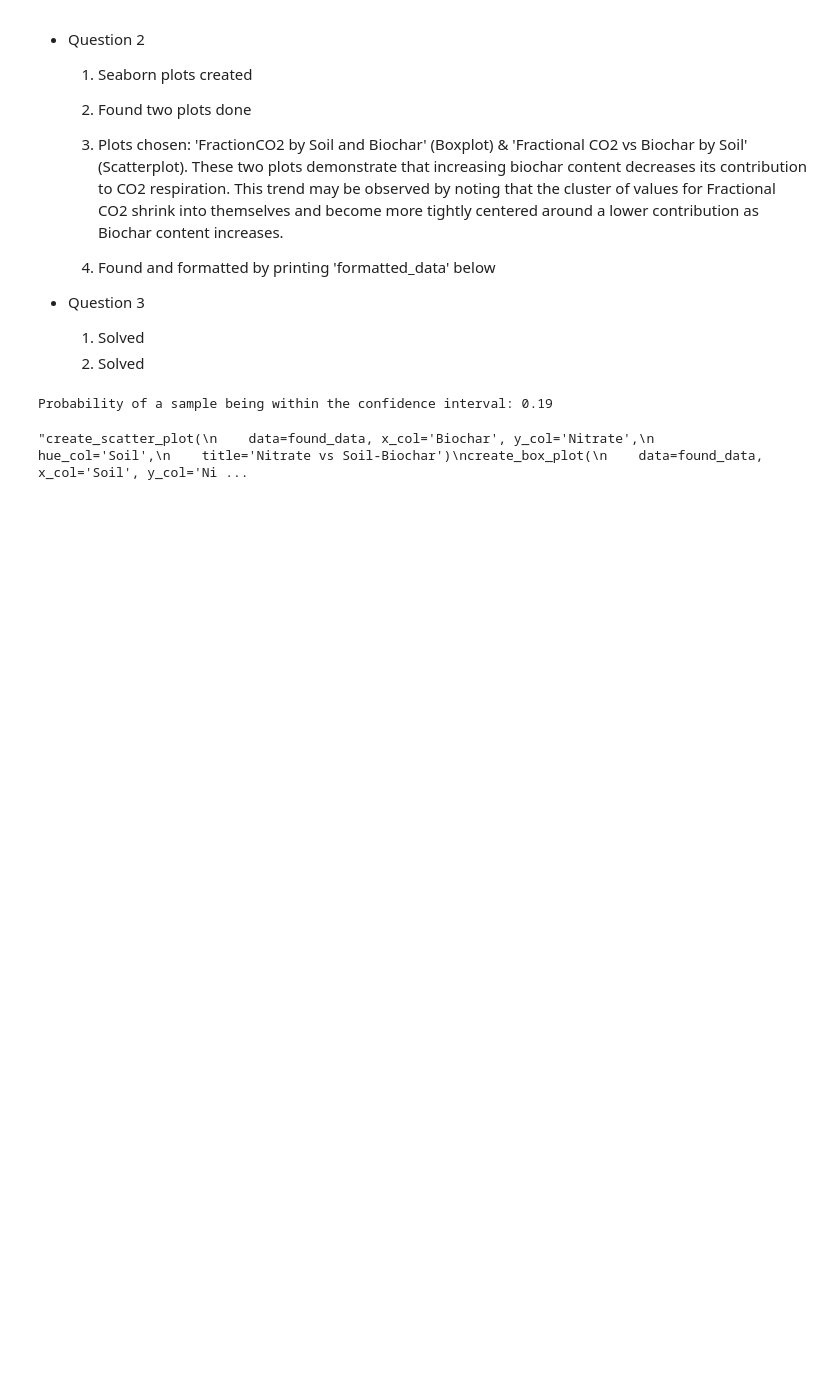
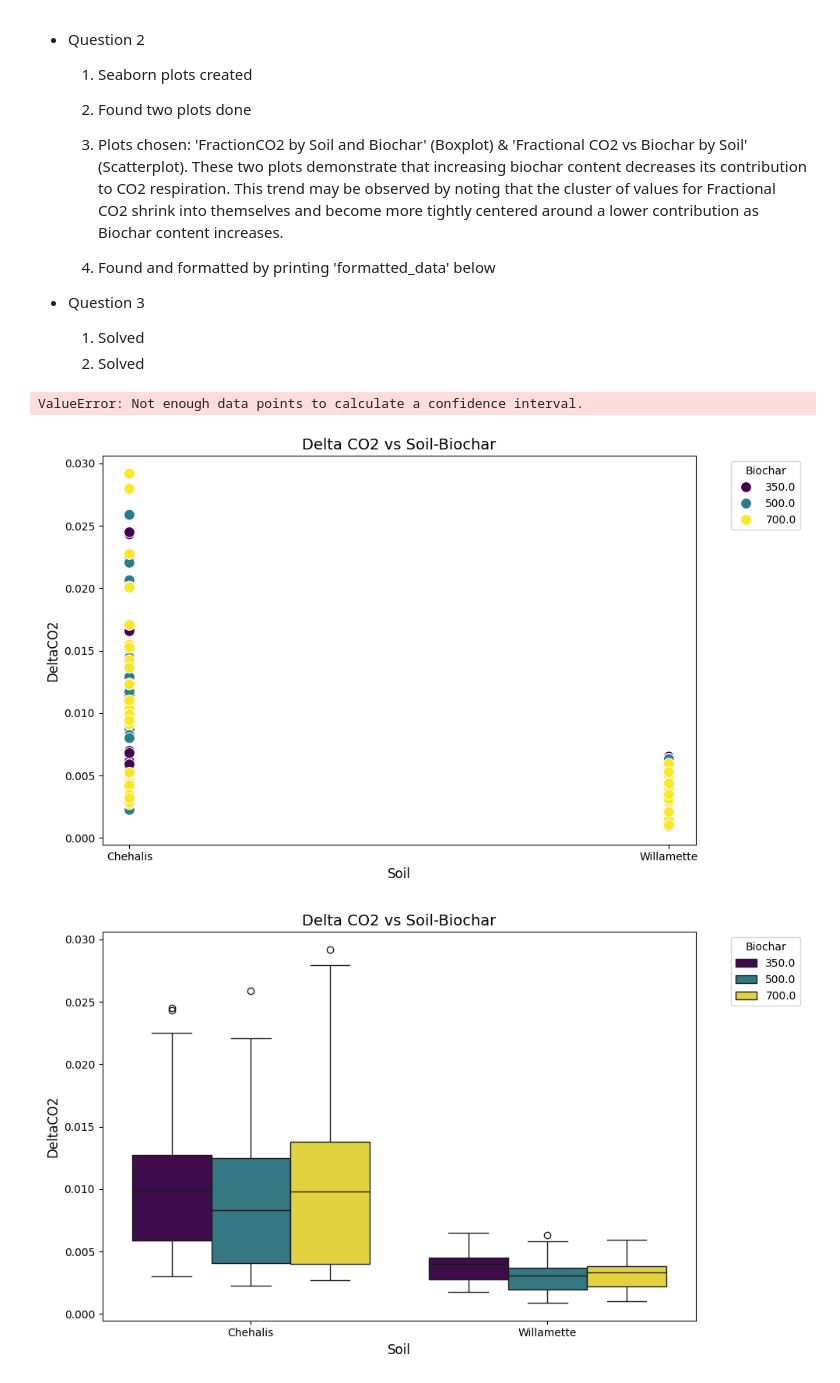
Before and after one commit to Apostle-of-Laplace/College, a Jupyter notebook: CBEE 213 Code/Midterm Project/midterm.ipynb, the cells around one changed output. Saved outputs shown, nothing was run; the diff lists cells and outputs as text; code cells hidden in the pictures; blank space fills up the shorter version.

Commit message:
update to ci and graphs

```diff
--- a/CBEE 213 Code/Midterm Project/midterm.ipynb
+++ b/CBEE 213 Code/Midterm Project/midterm.ipynb
@@ -268,89 +274,95 @@ analyzed_data = data_analyzer(grouped_data) # Analyze data
 formatted_data = data_formatter(analyzed_data) # Format data
 
 # Gets the confidence interval for a single replicate
+
+soil_of_interest = input('Soil Type: ')
+biochar_amount_of_interest = input('Biochar Content: ')
+data_point_of_interest = input('Data point: ')
+
 ci_single = single_replicate_confidence_interval(
-    data=found_data, soil='Chehalis', biochar=500,
-    replicate=1, column='FractionCO2')
+    data=found_data, soil=soil_of_interest, biochar=biochar_amount_of_interest,
+    replicate=1, column=data_point_of_interest)
 
 # Gets the confidence interval for all replicates
 ci_combined = combined_replicates_confidence_interval(
-    data=found_data, soil='Chehalis',
-    biochar=500, column='FractionCO2')
+    data=found_data, soil=soil_of_interest,
+    biochar=biochar_amount_of_interest, column=data_point_of_interest)
 
+# Finding the probability that the sample average lies within the confidence interval
 probability = test_samples_within_confidence_interval(
-    data=found_data,
-    column='FractionCO2',
-    confidence=0.95,
-    sample_size=5,
-    iterations=10000
+    data=found_data, column=data_point_of_interest, soil=soil_of_interest,
+    biochar=biochar_amount_of_interest, confidence=0.95,
+    sample_size=5, iterations=10000
 )
-print(f"Probability of a sample being within the confidence interval: {probability:.2f}")
+
+print(f"Probability of a sample of {soil_of_interest}-{biochar_amount_of_interest} being within the confidence interval: {probability:.2f}%")
 # - - - Debugging Scraps - - -
 
-#print("95% Confidence Interval for All Replicates Combined:",
-#      np.round(ci_combined, 2)
-#      )
-#print('95% Confidence interval for single replicate:',
-#      np.round(ci_single, 2)
-#      )
+print("95% Confidence Interval for All Replicates Combined:",
+    f"{np.round(ci_combined, 2)}%"
+    )
+print(f'95% Confidence interval for single replicate of {soil_of_interest}{biochar_amount_of_interest}:',
+      f"{np.round(ci_single, 2)}%"
+      )
 
 
-# print(formatted_data)
+'''print(formatted_data)
 # print(formatted_data.columns)
 # print(formatted_data)
 
-#for key, stats in analyzed_data.items():
-#    print(f'Group: {key}')
-#    for stat_name, value in stats.items():
-#        print(f'{stat_name}: {value}')
-#    print('-' * 40)
+for key, stats in analyzed_data.items():
+    print(f'Group: {key}')
+    for stat_name, value in stats.items():
+        print(f'{stat_name}: {value}')
+    print('-' * 40)
 
-# print(analyzed_data)
-# print(grouped_data)
-# print(found_data)
+print(analyzed_data)
+print(grouped_data)
+print(found_data)'''
 # %% [output]
-Probability of a sample being within the confidence interval: 0.19
+ValueError: Not enough data points to calculate a confidence interval.
 # %%
 # - - - Variable Plots - - -
 
 # Delta CO2 Plots
 # No meaningful trend
-'''create_scatter_plot(
+create_scatter_plot(
     data=found_data, x_col='Soil', y_col='DeltaCO2',
     hue_col='Biochar',
     title='Delta CO2 vs Soil-Biochar')
 create_box_plot(
     data=found_data, x_col='Soil', y_col='DeltaCO2',
-    hue_col='Biochar', title='Delta CO2 vs Soil-Biochar')'''
+    hue_col='Biochar', title='Delta CO2 vs Soil-Biochar')
 
 # Fraction CO2 Plots
 # Clear trend of increasing Biochar content decreasing Fraction CO2
-'''create_scatter_plot(
+create_scatter_plot(
     data=found_data, x_col='Soil', y_col='FractionCO2',
     hue_col='Biochar',
     title='Fraction CO2 vs Soil-Biochar')
 create_box_plot(
     data=found_data, x_col='Soil', y_col='FractionCO2',
-    hue_col='Biochar', title='Fraction CO2 vs Soil-Biochar')'''
+    hue_col='Biochar', title='Fraction CO2 vs Soil-Biochar')
 
 # Grav Plots
 # No meaningful relationship
-'''create_scatter_plot(
+create_scatter_plot(
     data=found_data, x_col='Soil', y_col='Grav',
     hue_col='Biochar',
     title='Grav vs Soil-Biochar')
 create_box_plot(
     data=found_data, x_col='Soil', y_col='Grav',
-    hue_col='Biochar', title='Grav vs Soil-Biochar')'''
+    hue_col='Biochar', title='Grav vs Soil-Biochar')
 
 # Nitrate Plots
 # No meaningful relationship
-'''create_scatter_plot(
+create_scatter_plot(
     data=found_data, x_col='Biochar', y_col='Nitrate',
     hue_col='Soil',
     title='Nitrate vs Soil-Biochar')
 create_box_plot(
     data=found_data, x_col='Soil', y_col='Nitrate',
-    hue_col='Biochar', title='Nitrate vs Soil-Biochar')'''
+    hue_col='Biochar', title='Nitrate vs Soil-Biochar')
 # %% [output]
-"create_scatter_plot(\n    data=found_data, x_col='Biochar', y_col='Nitrate',\n    hue_col='Soil',\n    title='Nitrate vs Soil-Biochar')\ncreate_box_plot(\n    data=found_data, x_col='Soil', y_col='Ni ...
+[figure, added]
+[figure, added]
```
Also changed, not shown: parts of 5 cells of this notebook.
